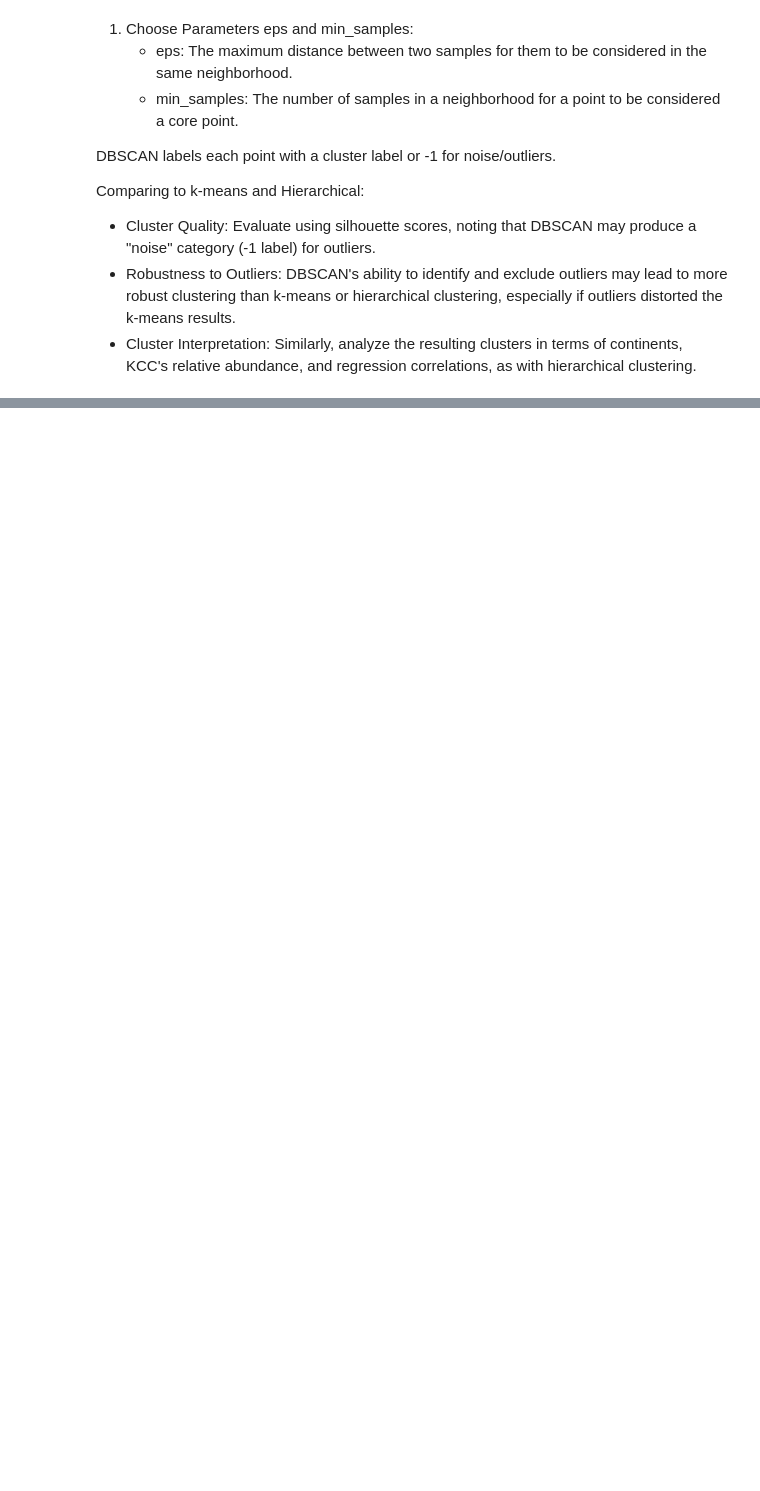
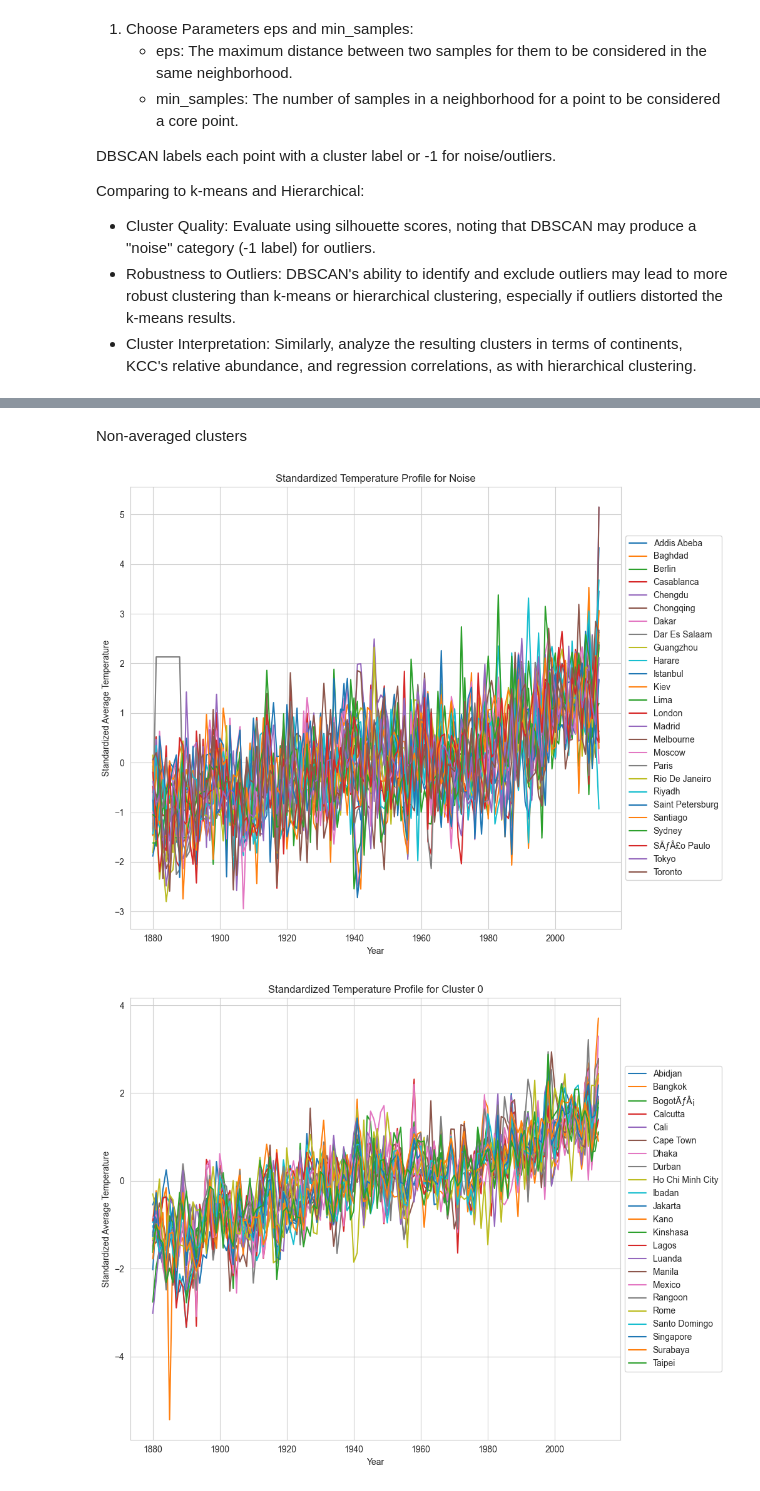
Before and after one commit to jacobRidenour/Temperature-Patterns, a Jupyter notebook: Analysis 4 DBSCAN.ipynb, the cells around one changed output, grey strips where cells are left out. Cells and saved outputs as stored; diff of their text form; code cells hidden in the pictures; blank space fills up the shorter version.

```diff
--- a/Analysis 4 DBSCAN.ipynb
+++ b/Analysis 4 DBSCAN.ipynb
@@ -57,0 +251,24 @@ Comparing to k-means and Hierarchical:
+# %% [markdown]
+Non-averaged clusters
+# %%
+for cluster in n_clusters:
+    plt.figure(figsize=(12, 8))
+    cluster_cities = df_merged[df_merged['Cluster'] == cluster]['City'].unique()
+
+    for city in cluster_cities:
+        city_profile = city_profiles_standardized[[city, 'Year']].dropna()
+        plt.plot(city_profile['Year'], city_profile[city], label=city)
+
+    cluster_label = 'Noise' if cluster == -1 else f'Cluster {cluster}'
+    plt.title(f'Standardized Temperature Profile for {cluster_label}')
+    plt.xlabel('Year')
+    plt.ylabel('Standardized Average Temperature')
+
+    # Place the legend outside the plot to the right
+    plt.legend(loc='center left', bbox_to_anchor=(1, 0.5))
+
+    plt.tight_layout(rect=[0, 0, 0.85, 1])  # Adjust the rect to prevent cutting off the legend
+    plt.show()
+# %% [output]
+[figure, added]
+[figure, added]
```
Also changed, not shown: parts of 27 cells of this notebook, 3 other files.
